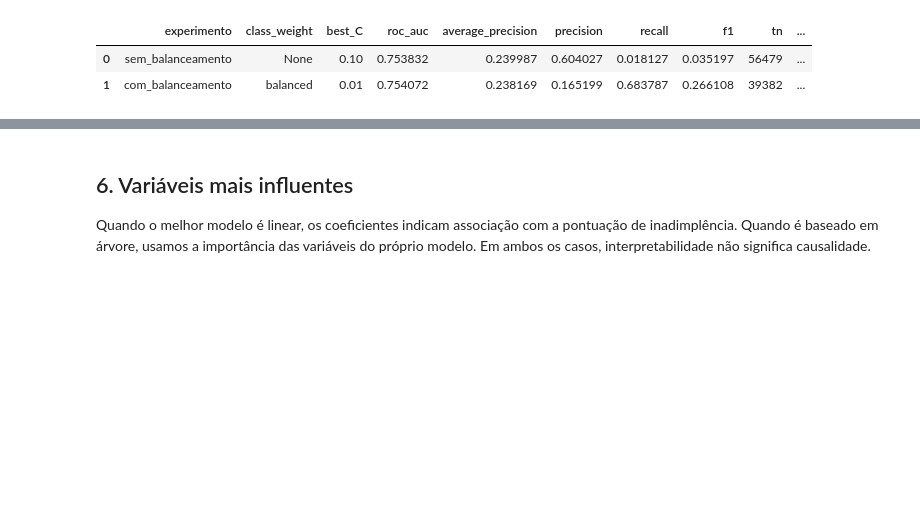
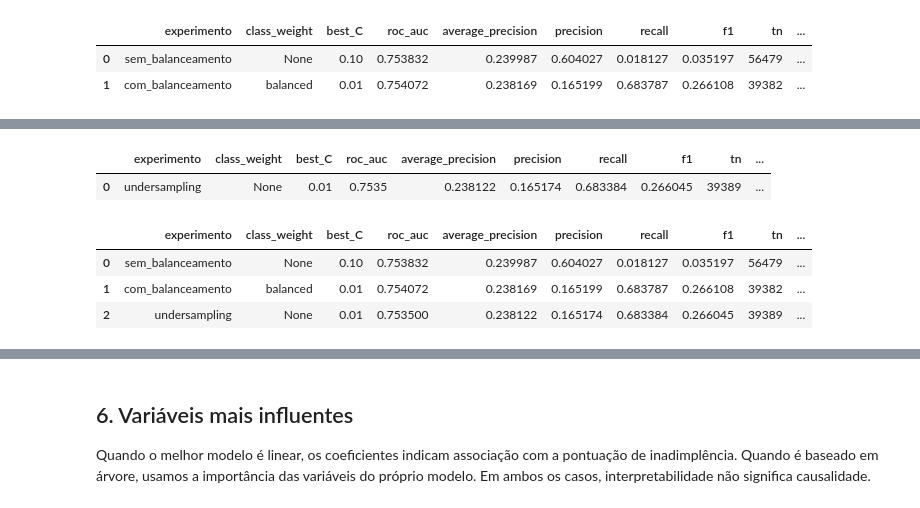
Before and after one commit to YuriKnebel/ProjetoFinalPosFIA-Individual, a Jupyter notebook: data-platform/Model/model_training_abt.ipynb, the cells around one changed output, grey strips where cells are left out. Saved outputs shown, nothing was run; the diff lists cells and outputs as text; code cells hidden in the pictures; blank space fills up the shorter version.

```diff
--- a/data-platform/Model/model_training_abt.ipynb
+++ b/data-platform/Model/model_training_abt.ipynb
@@ -610,0 +638,78 @@ def plot_confusion_by_thresholds(y_test, y_probability, model_name, thresholds):
+# %%
+from imblearn.pipeline import Pipeline as ImbPipeline
+from imblearn.under_sampling import RandomUnderSampler
+
+from sklearn.model_selection import GridSearchCV
+from sklearn.linear_model import LogisticRegression
+from sklearn.metrics import (
+    roc_auc_score,
+    average_precision_score,
+    precision_score,
+    recall_score,
+    f1_score,
+    confusion_matrix,
+)
+
+undersampling_pipeline = ImbPipeline([
+    ("undersampler", RandomUnderSampler(random_state=42)),
+    ("preprocessor", preprocessor),
+    ("classifier", LogisticRegression(
+        solver="newton-cholesky",
+        max_iter=100,
+        random_state=42,
+        class_weight=None,
+    )),
+])
+
+param_grid_undersampling = {
+    "classifier__C": [0.01, 0.1, 1.0, 10.0, 100.0],
+}
+
+grid_undersampling = GridSearchCV(
+    estimator=undersampling_pipeline,
+    param_grid=param_grid_undersampling,
+    scoring="roc_auc",
+    cv=cv,
+    n_jobs=-1,
+    refit=True,
+    return_train_score=True,
+)
+
+grid_undersampling.fit(X_train, y_train)
+
+y_probability_undersampling = grid_undersampling.best_estimator_.predict_proba(X_test)[:, 1]
+y_pred_undersampling = (y_probability_undersampling >= 0.50).astype(int)
+
+tn, fp, fn, tp = confusion_matrix(y_test, y_pred_undersampling).ravel()
+
+undersampling_result = {
+    "experimento": "undersampling",
+    "class_weight": None,
+    "best_C": grid_undersampling.best_params_["classifier__C"],
+    "roc_auc": roc_auc_score(y_test, y_probability_undersampling),
+    "average_precision": average_precision_score(y_test, y_probability_undersampling),
+    "precision": precision_score(y_test, y_pred_undersampling, zero_division=0),
+    "recall": recall_score(y_test, y_pred_undersampling),
+    "f1": f1_score(y_test, y_pred_undersampling),
+    "tn": tn,
+    "fp": fp,
+    "fn": fn,
+    "tp": tp,
+}
+
+pd.DataFrame([undersampling_result])
+# %% [output]
+|  | experimento | class_weight | best_C | roc_auc | average_precision | precision | recall | f1 | tn | ... |
+| 0 | undersampling | None | 0.01 | 0.7535 | 0.238122 | 0.165174 | 0.683384 | 0.266045 | 39389 | ... |
+# %%
+df_balance_results = pd.concat([
+    df_balance_results,
+    pd.DataFrame([undersampling_result])
+], ignore_index=True)
+
+df_balance_results
+# %% [output]
+|  | experimento | class_weight | best_C | roc_auc | average_precision | precision | recall | f1 | tn | ... |
+| 0 | sem_balanceamento | None | 0.10 | 0.753832 | 0.239987 | 0.604027 | 0.018127 | 0.035197 | 56479 | ... |
+| 1 | com_balanceamento | balanced | 0.01 | 0.754072 | 0.238169 | 0.165199 | 0.683787 | 0.266108 | 39382 | ... |
+| 2 | undersampling | None | 0.01 | 0.753500 | 0.238122 | 0.165174 | 0.683384 | 0.266045 | 39389 | ... |
```
Also changed, not shown: parts of 9 cells of this notebook, 1 other file.
